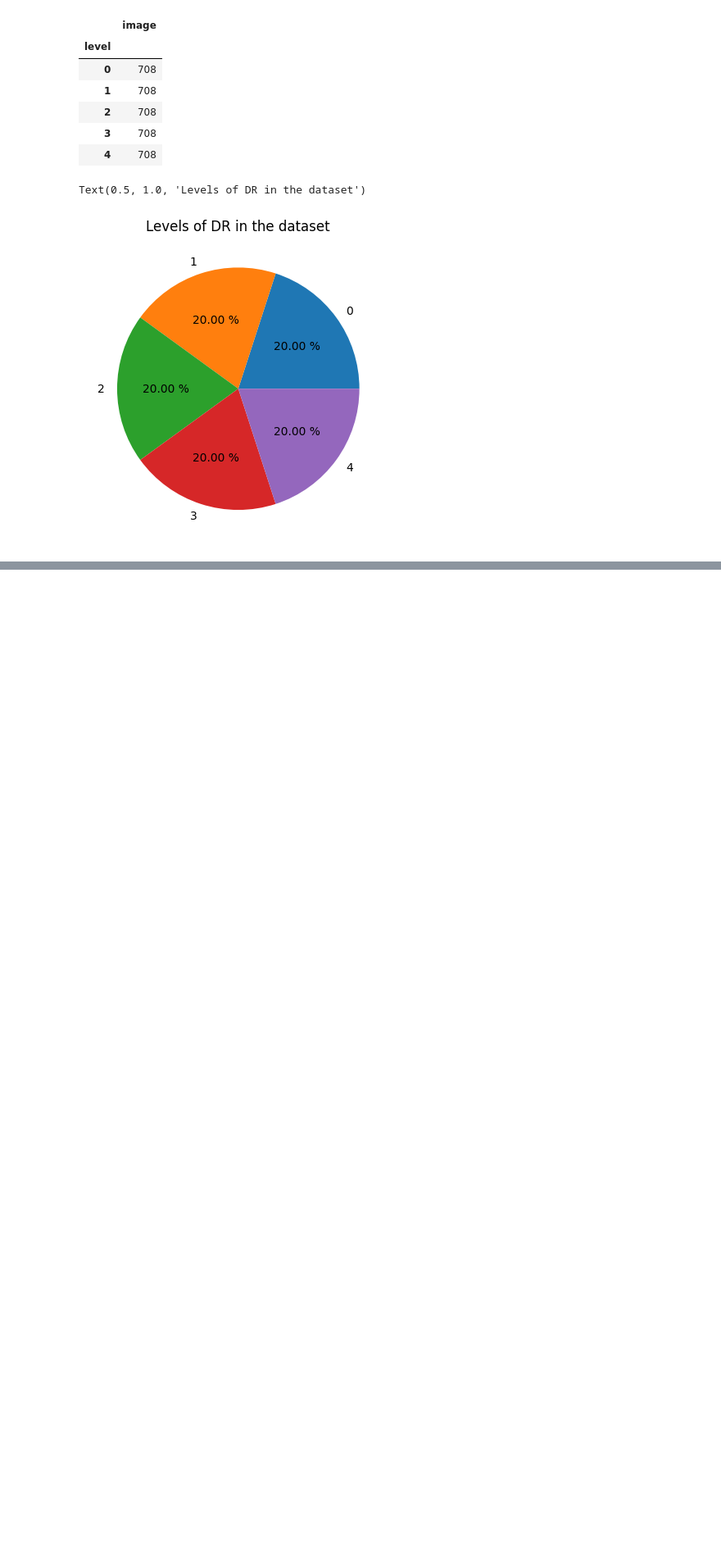
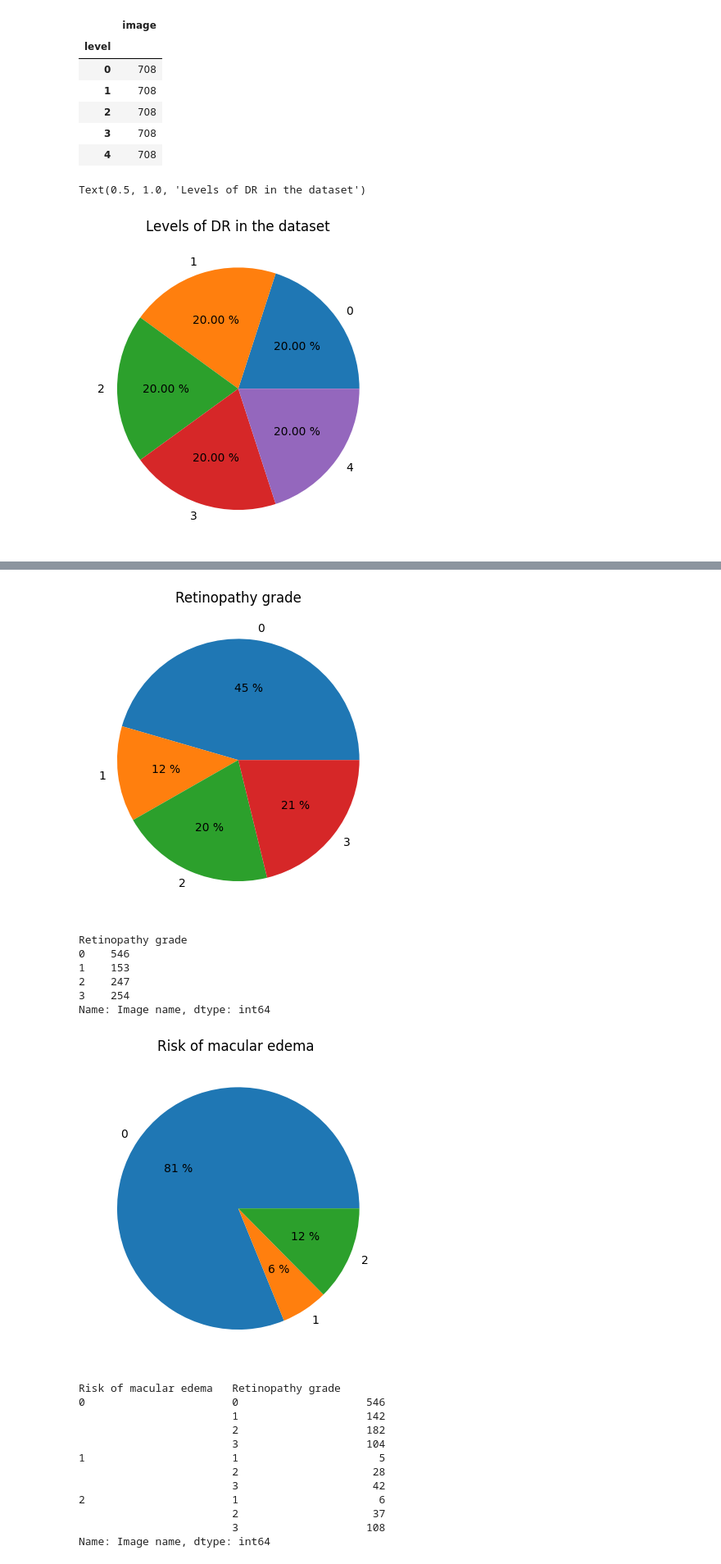
Before and after one commit to AlbertoRomanRamosRodriguez/Tesis-de-Grado, a Jupyter notebook: exploring_datasets.ipynb, the cells around one changed output, grey strips where cells are left out. Shown: that part at 82% size. Drawn from its saved outputs; the diff is of its cells as text; code cells hidden in the pictures; blank space fills up the shorter version.

```diff
--- a/exploring_datasets.ipynb
+++ b/exploring_datasets.ipynb
@@ -97,0 +131,37 @@ balanced_df.to_csv('./Daniel-files/PracticasProfesionales/Data/Raw/DrClassificat
+# %%
+messidor = './Data/Messidor/'
+
+dataframes = [pd.read_excel(messidor+f) for f in listdir(messidor) if f.endswith('.xls')]
+
+df = pd.concat(dataframes)
+
+plt.pie([df.loc[df['Retinopathy grade'] == n].count()[0] for n in range(4)], labels = range(4), autopct='%d %%')
+plt.title("Retinopathy grade")
+plt.show()
+display(df.groupby('Retinopathy grade').count()['Image name'])
+
+plt.pie([df.loc[df['Risk of macular edema '] == n].count()[0] for n in range(3)], labels = range(3), autopct='%d %%')
+plt.title("Risk of macular edema ")
+plt.show()
+display(df.groupby(['Risk of macular edema ', 'Retinopathy grade']).count()['Image name'])
+# %% [output]
+[figure, added]
+Retinopathy grade
+0    546
+1    153
+2    247
+3    254
+Name: Image name, dtype: int64
+[figure, added]
+Risk of macular edema   Retinopathy grade
+0                       0                    546
+                        1                    142
+                        2                    182
+                        3                    104
+1                       1                      5
+                        2                     28
+                        3                     42
+2                       1                      6
+                        2                     37
+                        3                    108
+Name: Image name, dtype: int64
```
Also changed, not shown: parts of 14 cells of this notebook.
